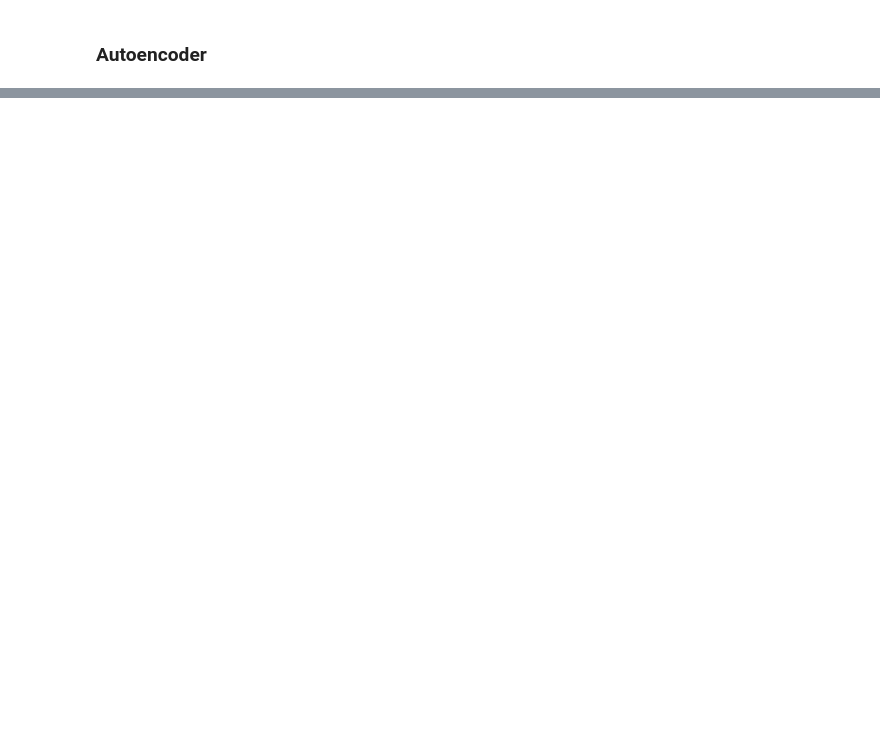
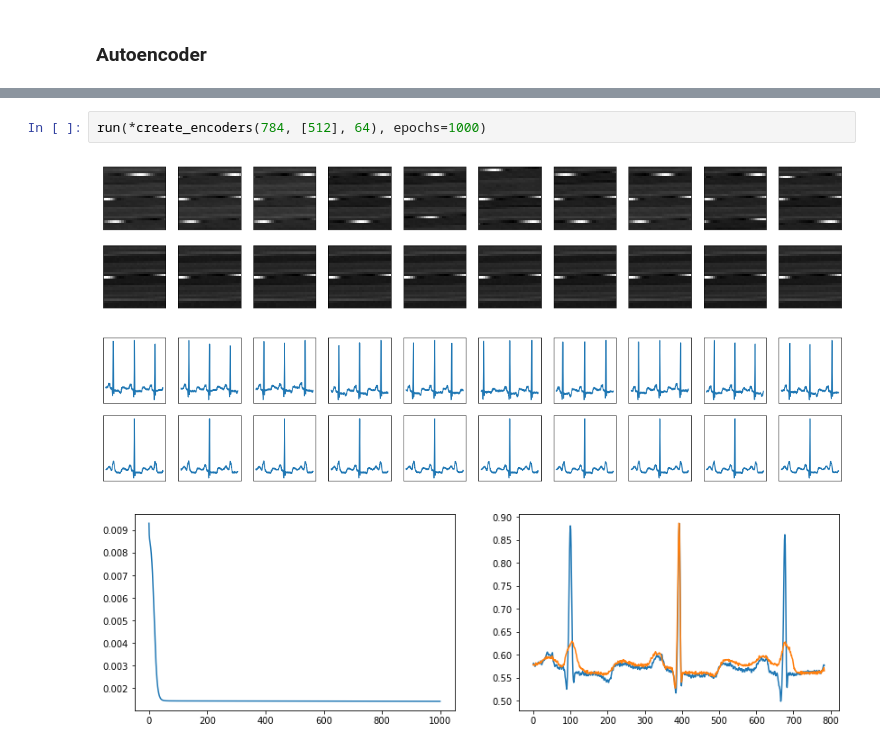
Before and after one commit to piotrbazan/machine-learning, a Jupyter notebook: projects/ecg/ecg.ipynb, the cells around one changed output, grey strips where cells are left out. Saved outputs shown, nothing was run; the diff lists cells and outputs as text; blank space fills up the shorter version.

```diff
--- a/projects/ecg/ecg.ipynb
+++ b/projects/ecg/ecg.ipynb
@@ -167,0 +205,6 @@ plt.plot(decoded_imgs[0])
+# %%
+run(*create_encoders(784, [512], 64), epochs=1000)
+# %% [output]
+[figure, added]
+[figure, added]
+[figure, added]
```
Also changed, not shown: parts of 24 cells of this notebook.
